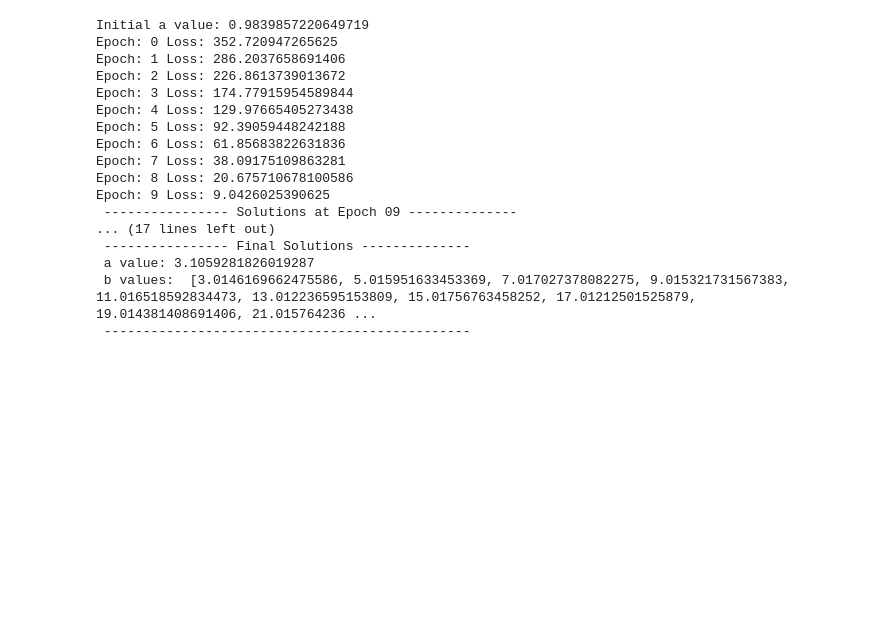
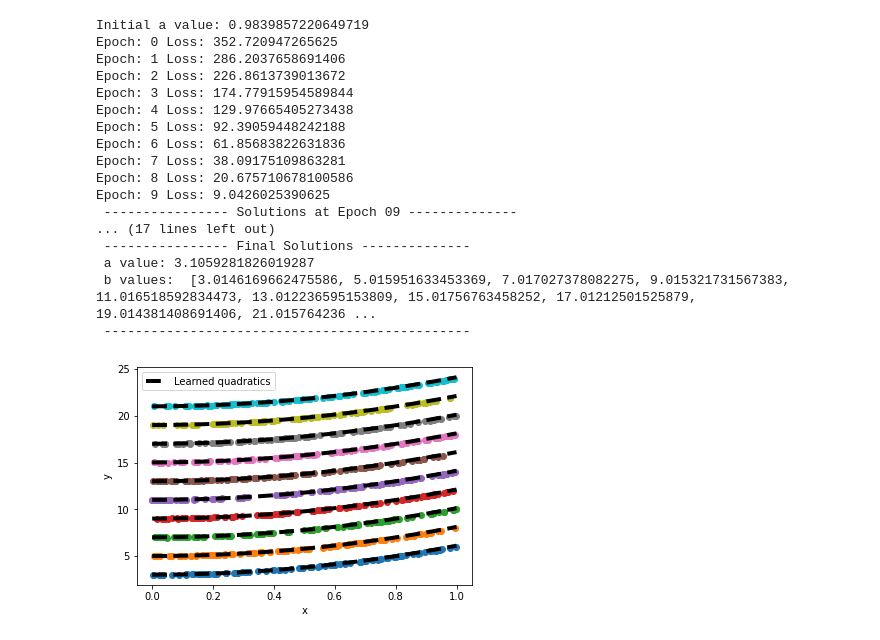
Before and after one commit to facebookresearch/theseus, a Jupyter notebook: tutorials/02_differentiable_nlls.ipynb, the cells around one changed output. Drawn from its saved outputs; the diff is of its cells as text; code cells hidden in the pictures; blank space fills up the shorter version.

```diff
--- a/tutorials/02_differentiable_nlls.ipynb
+++ b/tutorials/02_differentiable_nlls.ipynb
@@ -369,3 +416,22 @@ Epoch: 9 Loss: 9.0426025390625
  a value: 3.1059281826019287
  b values:  [3.0146169662475586, 5.015951633453369, 7.017027378082275, 9.015321731567383, 11.016518592834473, 13.012236595153809, 15.01756763458252, 17.01212501525879, 19.014381408691406, 21.015764236 ...
  -----------------------------------------------
+# %%
+# Plot the learned functions
+fig, ax = plt.subplots()
+
+for i in range(num_models):
+    ax.scatter(data_batches[i][0], data_batches[i][1])
+
+    a = best_model[0]
+    b = best_model[1][i]
+    x = torch.linspace(0., 1., steps=100)
+    y = a*x*x + b
+    ax.plot(x, y, color='k', lw=4, linestyle='--',
+            label='Learned quadratics' if i == 0 else None)
+ax.legend()
+
+ax.set_xlabel('x');
+ax.set_ylabel('y');
+# %% [output]
+[figure, added]
```
Also changed, not shown: parts of 3 cells of this notebook, 1 other file.
